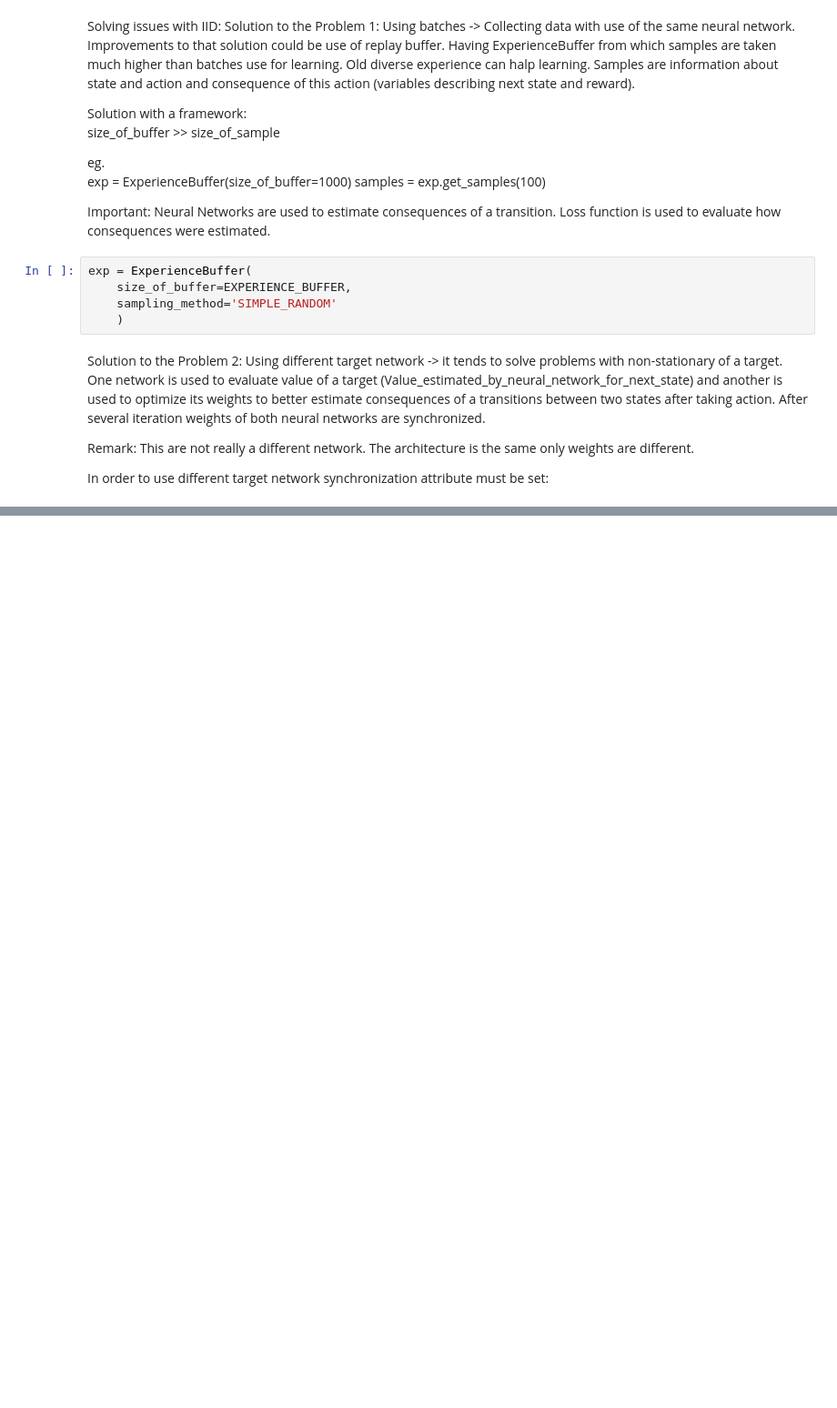
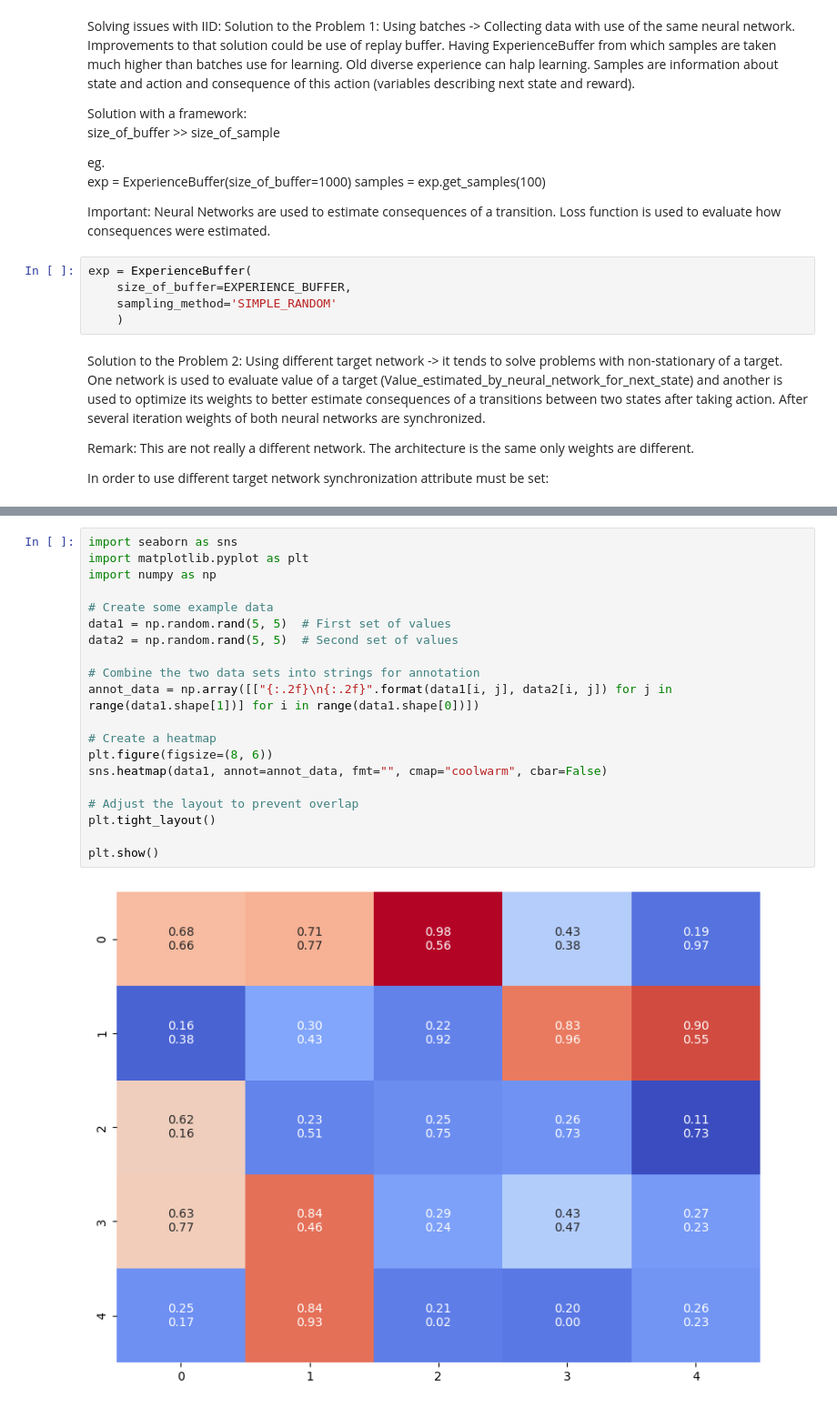
Before and after one commit to K3y3s/rl_framework, a Jupyter notebook: example_frozen_lake.ipynb, the cells around one changed output, grey strips where cells are left out. Shown at 91% size. Saved outputs shown, nothing was run; the diff lists cells and outputs as text; blank space fills up the shorter version.

Commit message:
Recent bugs and new example added

```diff
--- a/example_frozen_lake.ipynb
+++ b/example_frozen_lake.ipynb
@@ -215,0 +317,22 @@ print_frame(agent.env, 1)
+# %%
+import seaborn as sns
+import matplotlib.pyplot as plt
+import numpy as np
+
+# Create some example data
+data1 = np.random.rand(5, 5)  # First set of values
+data2 = np.random.rand(5, 5)  # Second set of values
+
+# Combine the two data sets into strings for annotation
+annot_data = np.array([["{:.2f}\n{:.2f}".format(data1[i, j], data2[i, j]) for j in range(data1.shape[1])] for i in range(data1.shape[0])])
+
+# Create a heatmap
+plt.figure(figsize=(8, 6))
+sns.heatmap(data1, annot=annot_data, fmt="", cmap="coolwarm", cbar=False)
+
+# Adjust the layout to prevent overlap
+plt.tight_layout()
+
+plt.show()
+# %% [output]
+[figure, added]
```
Also changed, not shown: parts of 15 cells of this notebook, 8 other files.
